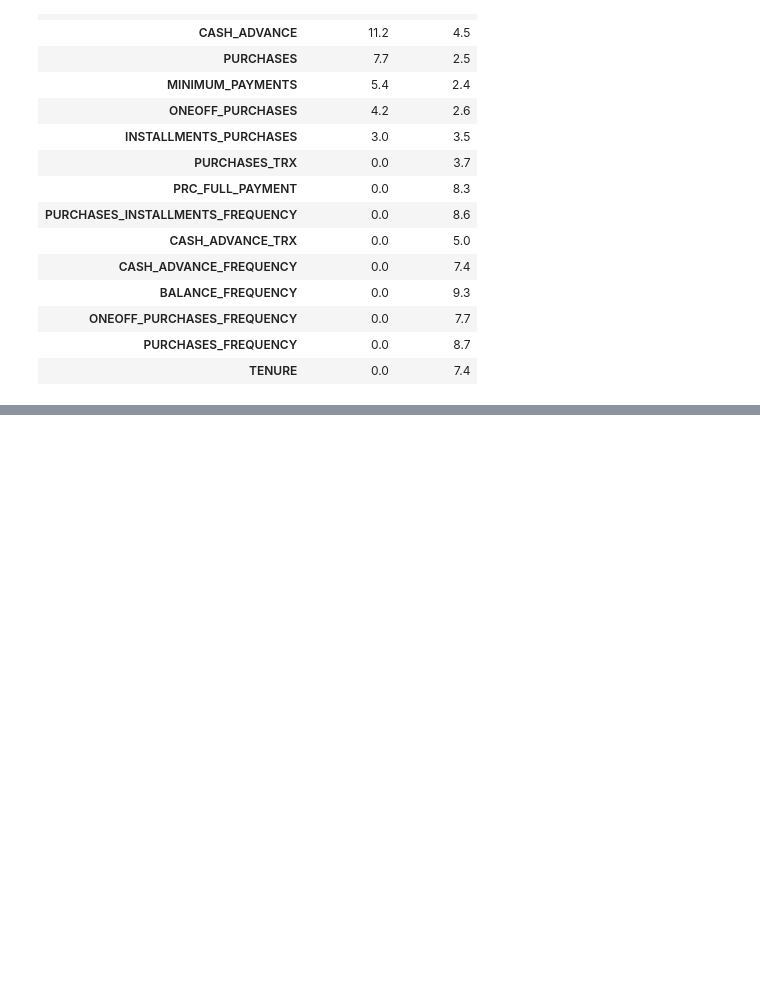
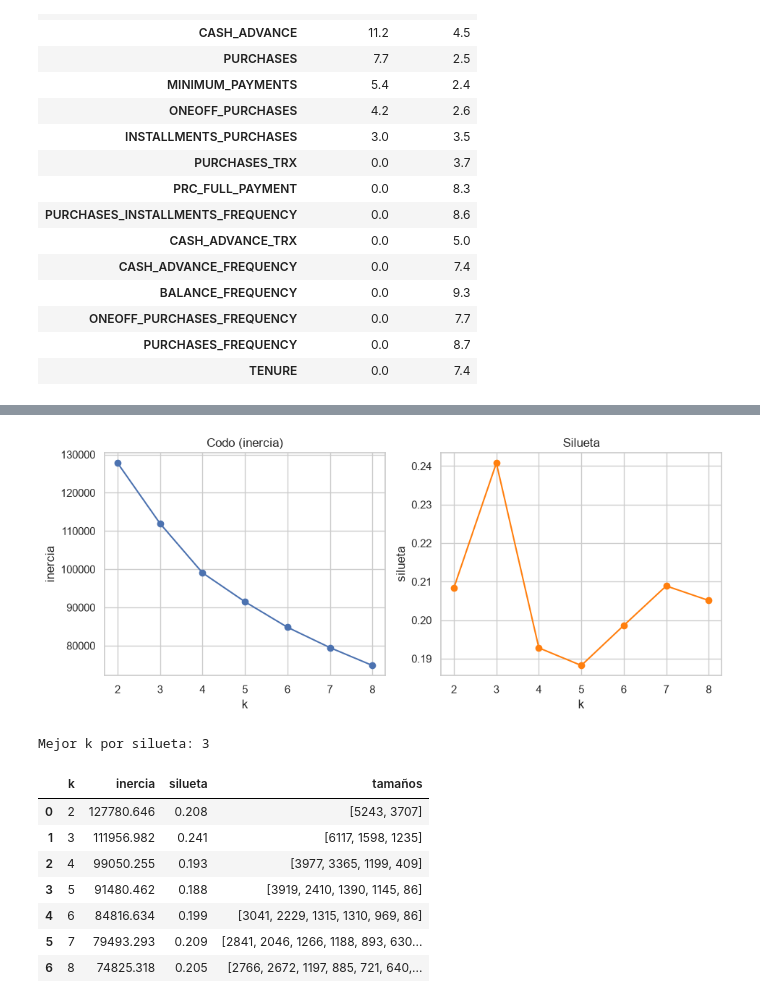
Before and after one commit to IA-P1-BCN/juanCarlos-investigacion-clustering, a Jupyter notebook: workshop-tarjetas.ipynb, the cells around one changed output, grey strips where cells are left out. Cells and saved outputs as stored; diff of their text form; code cells hidden in the pictures; blank space fills up the shorter version.

```diff
--- a/workshop-tarjetas.ipynb
+++ b/workshop-tarjetas.ipynb
@@ -234,0 +213,31 @@ plt.show()
+# %%
+from sklearn.cluster import KMeans
+from sklearn.metrics import silhouette_score
+
+k_values = range(2, 9)
+inercias, siluetas, tamaños = [], [], []
+for k in k_values:
+    km = KMeans(n_clusters=k, n_init=10, random_state=RANDOM_STATE).fit(X)
+    inercias.append(km.inertia_)
+    siluetas.append(silhouette_score(X, km.labels_, sample_size=4000, random_state=RANDOM_STATE))
+    tamaños.append(sorted(np.bincount(km.labels_), reverse=True))
+
+fig, ax = plt.subplots(1, 2, figsize=(11, 4))
+ax[0].plot(k_values, inercias, "o-"); ax[0].set(title="Codo (inercia)", xlabel="k", ylabel="inercia")
+ax[1].plot(k_values, siluetas, "o-", color="tab:orange"); ax[1].set(title="Silueta", xlabel="k", ylabel="silueta")
+plt.show()
+
+best_k = list(k_values)[int(np.argmax(siluetas))]
+print("Mejor k por silueta:", best_k)
+pd.DataFrame({"k": k_values, "inercia": inercias, "silueta": siluetas, "tamaños": tamaños}).round(3)
+# %% [output]
+[figure, added]
+Mejor k por silueta: 3
+|  | k | inercia | silueta | tamaños |
+| 0 | 2 | 127780.646 | 0.208 | [5243, 3707] |
+| 1 | 3 | 111956.982 | 0.241 | [6117, 1598, 1235] |
+| 2 | 4 | 99050.255 | 0.193 | [3977, 3365, 1199, 409] |
+| 3 | 5 | 91480.462 | 0.188 | [3919, 2410, 1390, 1145, 86] |
+| 4 | 6 | 84816.634 | 0.199 | [3041, 2229, 1315, 1310, 969, 86] |
+| 5 | 7 | 79493.293 | 0.209 | [2841, 2046, 1266, 1188, 893, 630... |
+| 6 | 8 | 74825.318 | 0.205 | [2766, 2672, 1197, 885, 721, 640,... |
```
Also changed, not shown: parts of 21 cells of this notebook, 2 other files.
